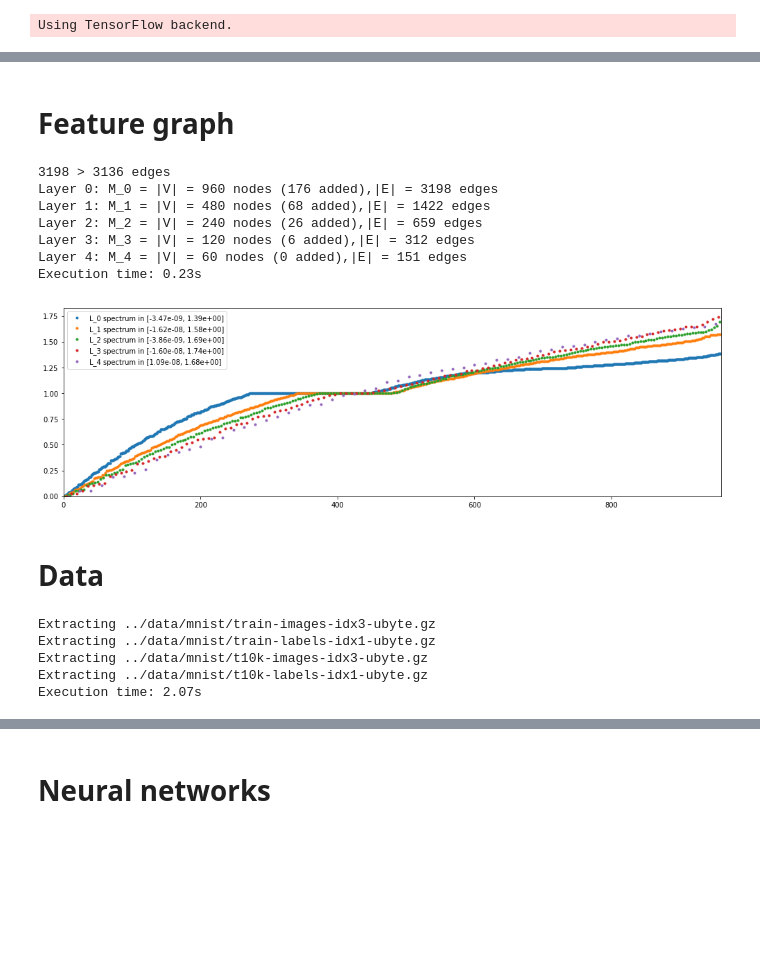
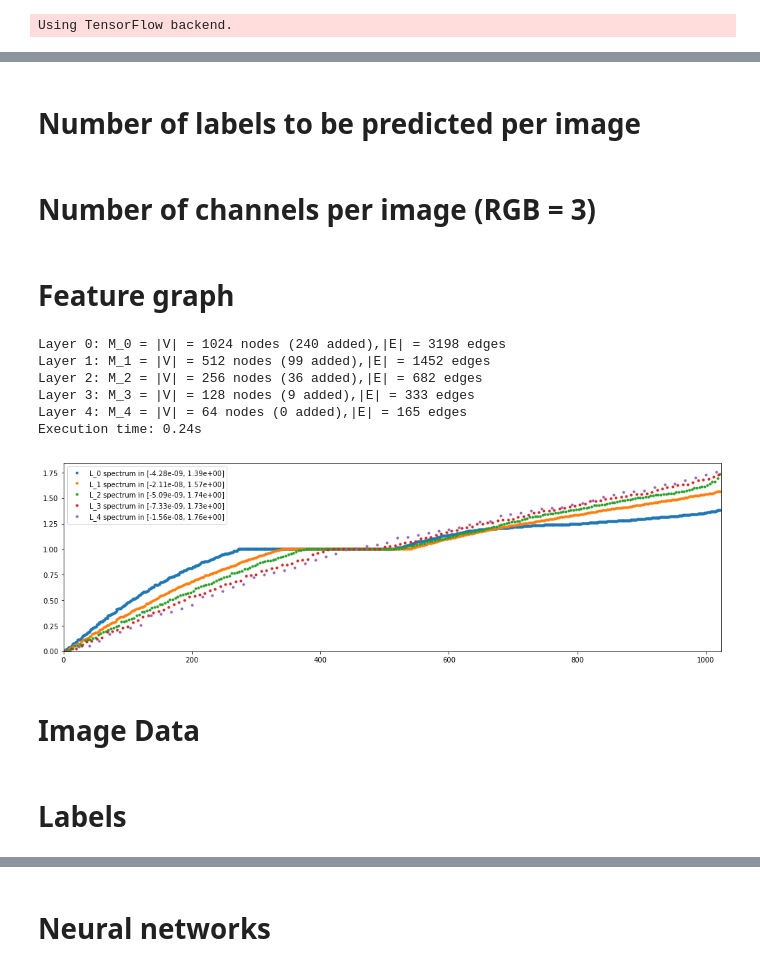
Before and after one commit to anjalishenoy/cnn_graph, a Jupyter notebook: nips2016/mnist.ipynb, the cells around one changed output, grey strips where cells are left out. Drawn from its saved outputs; the diff is of its cells as text; code cells hidden in the pictures; blank space fills up the shorter version.

```diff
--- a/nips2016/mnist.ipynb
+++ b/nips2016/mnist.ipynb
@@ -29,0 +32,7 @@ flags.DEFINE_string('dir_data', os.path.join('..', 'data', 'mnist'), 'Directory
+# %%
+#Square grid, so length == breadth always
+m = 28
+length = m
+breadth = m
+# %% [markdown]
+# Number of labels to be predicted per image
@@ -29,0 +41,2 @@ flags.DEFINE_string('dir_data', os.path.join('..', 'data', 'mnist'), 'Directory
+# %% [markdown]
+# Number of channels per image (RGB = 3)
@@ -32,60 +47,34 @@ flags.DEFINE_string('dir_data', os.path.join('..', 'data', 'mnist'), 'Directory
 # %%
 def grid_graph(m, corners=False):
     z = graph.grid(m)
     dist, idx = graph.distance_sklearn_metrics(z, k=FLAGS.number_edges, metric=FLAGS.metric)
     A = graph.adjacency(dist, idx)
-
     # Connections are only vertical or horizontal on the grid.
     # Corner vertices are connected to 2 neightbors only.
     if corners:
         import scipy.sparse
         A = A.toarray()
         A[A < A.max()/1.5] = 0
         A = scipy.sparse.csr_matrix(A)
         print('{} edges'.format(A.nnz))
 
-    print("{} > {} edges".format(A.nnz//2, FLAGS.number_edges*m**2//2))
     return A
 
 t_start = time.process_time()
-A = grid_graph(28, corners=False)
+A = grid_graph(m, corners=False)
 A = graph.replace_random_edges(A, 0)
 graphs, perm = coarsening.coarsen(A, levels=FLAGS.coarsening_levels, self_connections=False)
 L = [graph.laplacian(A, normalized=True) for A in graphs]
 print('Execution time: {:.2f}s'.format(time.process_time() - t_start))
 graph.plot_spectrum(L)
 del A
 # %% [output]
-3198 > 3136 edges
-Layer 0: M_0 = |V| = 960 nodes (176 added),|E| = 3198 edges
-Layer 1: M_1 = |V| = 480 nodes (68 added),|E| = 1422 edges
-Layer 2: M_2 = |V| = 240 nodes (26 added),|E| = 659 edges
-Layer 3: M_3 = |V| = 120 nodes (6 added),|E| = 312 edges
-Layer 4: M_4 = |V| = 60 nodes (0 added),|E| = 151 edges
-Execution time: 0.23s
+Layer 0: M_0 = |V| = 1024 nodes (240 added),|E| = 3198 edges
+Layer 1: M_1 = |V| = 512 nodes (99 added),|E| = 1452 edges
+Layer 2: M_2 = |V| = 256 nodes (36 added),|E| = 682 edges
+Layer 3: M_3 = |V| = 128 nodes (9 added),|E| = 333 edges
+Layer 4: M_4 = |V| = 64 nodes (0 added),|E| = 165 edges
+Execution time: 0.24s
-[figure, old version]
+[figure, new version]
 # %% [markdown]
-# Data
+# Image Data
-# %%
-from tensorflow.examples.tutorials.mnist import input_data
-mnist = input_data.read_data_sets(FLAGS.dir_data, one_hot=False)
-
-train_data = mnist.train.images.astype(np.float32)
-val_data = mnist.validation.images.astype(np.float32)
-test_data = mnist.test.images.astype(np.float32)
-train_labels = np_utils.to_categorical(mnist.train.labels)
-val_labels = np_utils.to_categorical(mnist.validation.labels)
-test_labels = np_utils.to_categorical(mnist.test.labels)
-
-t_start = time.process_time()
-train_data = coarsening.perm_data(train_data, perm)
-val_data = coarsening.perm_data(val_data, perm)
-test_data = coarsening.perm_data(test_data, perm)
-print('Execution time: {:.2f}s'.format(time.process_time() - t_start))
-del perm
-# %% [output]
-Extracting ../data/mnist/train-images-idx3-ubyte.gz
-Extracting ../data/mnist/train-labels-idx1-ubyte.gz
-Extracting ../data/mnist/t10k-images-idx3-ubyte.gz
-Extracting ../data/mnist/t10k-labels-idx1-ubyte.gz
-Execution time: 2.07s
@@ -91,0 +152,2 @@ Execution time: 2.07s
+# %% [markdown]
+# Labels
```
Also changed, not shown: parts of 19 cells of this notebook, 1 other file.
